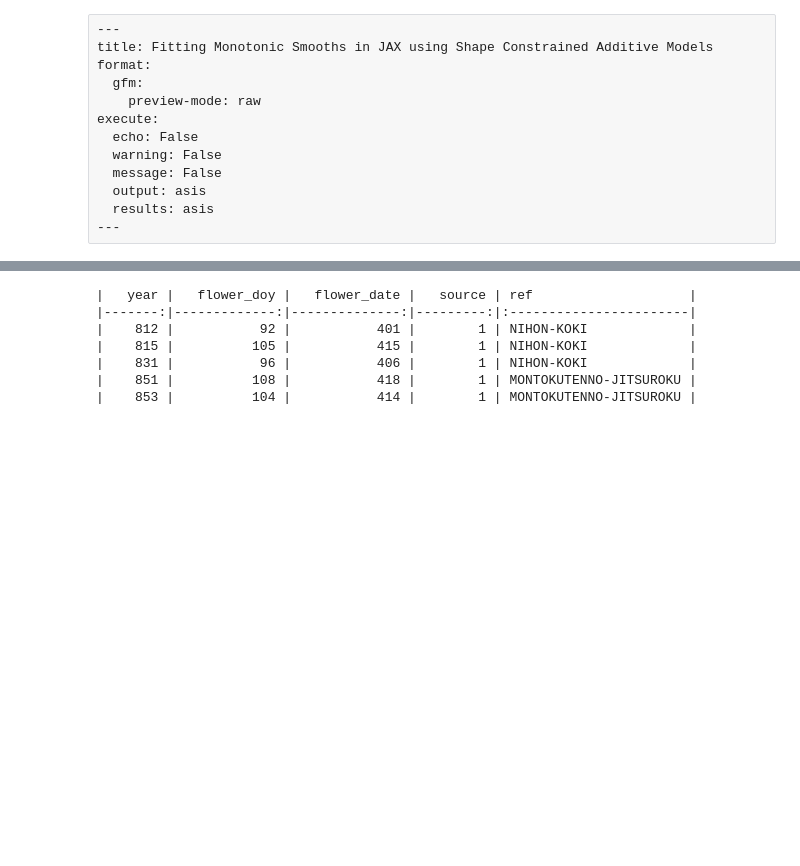
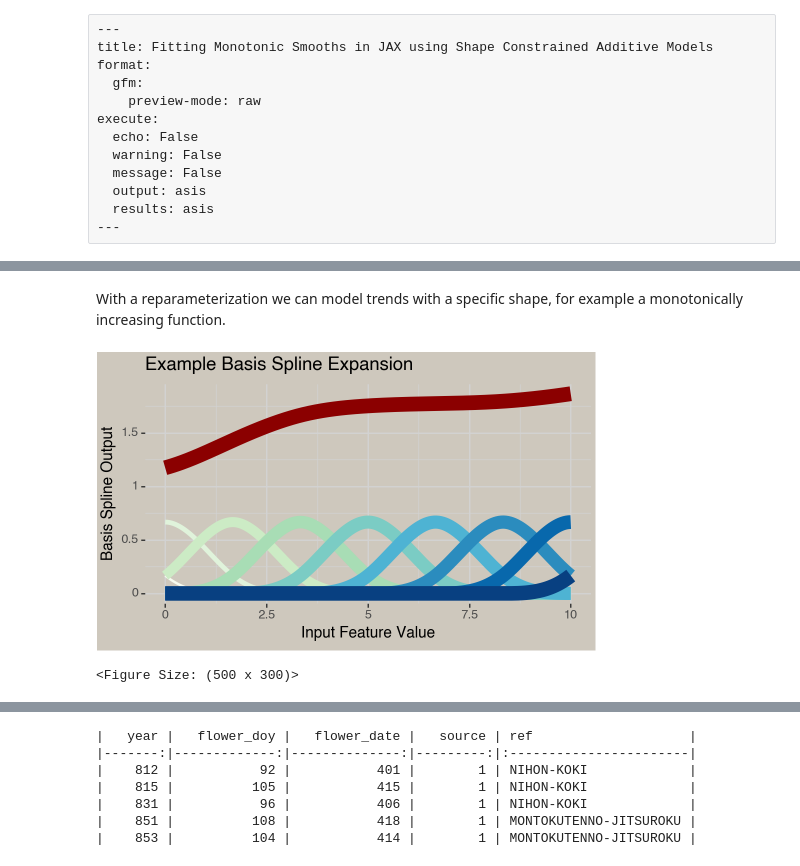
Before and after one commit to mattmills49/Blog-Posts, a Jupyter notebook: glum_splines/monotonic_spline_jax.ipynb, the cells around one changed output, grey strips where cells are left out. Drawn from its saved outputs; the diff is of its cells as text; code cells hidden in the pictures; blank space fills up the shorter version.

```diff
--- a/glum_splines/monotonic_spline_jax.ipynb
+++ b/glum_splines/monotonic_spline_jax.ipynb
@@ -90,0 +145,29 @@ FLOWER_DATA = '../../data/KyotoFullFlowerW.csv'
+# %% [markdown]
+With a reparameterization we can model trends with a specific shape, for example a monotonically increasing function.
+# %%
+#| echo: False
+coefs = basis_long[['basis', 'coef']].drop_duplicates()
+coefs['coef'] = coefs['coef'].sort_values().values
+
+basis_long = pd.merge(basis_long, coefs, on='basis', suffixes=('', '_y'))
+basis_long['fitted_mono'] = basis_long['value'] * basis_long['coef_y']
+
+mono_pred_df = (
+    basis_long.
+    groupby('x', as_index=False).
+    fitted_mono.sum()
+)
+
+(ggplot(basis_long, aes(x='x', y='value', color='basis')) +
+ geom_line(aes(size='coef_y')) +
+ geom_line(mono_pred_df, aes(x='x', y='fitted_mono', size=2), color='darkred') +
+ guides(color=False) +
+ scale_color_brewer(palette=4) +
+ ggtitle('Example Basis Spline Expansion') +
+ xlab('Input Feature Value') +
+ ylab('Basis Spline Output') +
+ cherry_theme(figure_size=(5, 3), legend_position='none')
+)
+# %% [output]
+[figure, added]
+<Figure Size: (500 x 300)>
```
Also changed, not shown: parts of 11 cells of this notebook.
